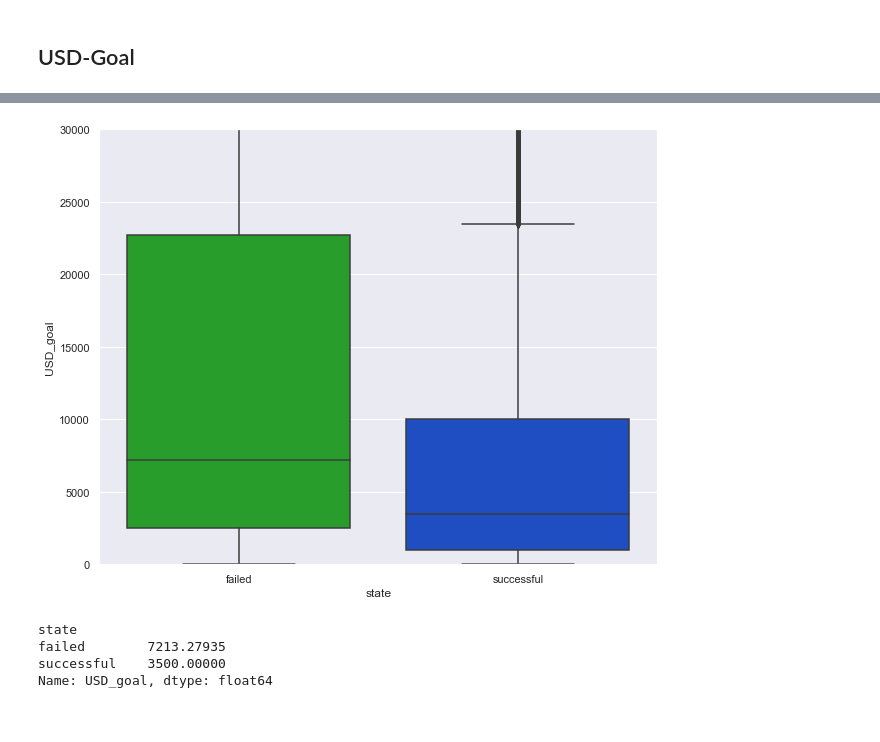
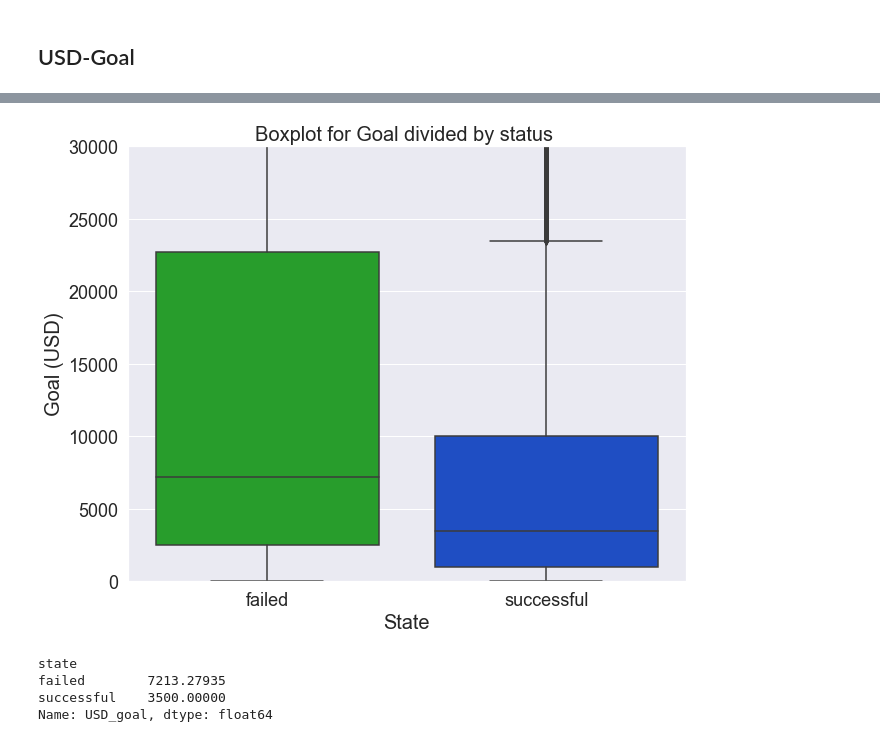
Before and after one commit to MarvinAhoi/Kickstarter-Project-2020, a Jupyter notebook: DS-Project-2_Kickstarter.ipynb, the cells around one changed output, grey strips where cells are left out. Saved outputs shown, nothing was run; the diff lists cells and outputs as text; code cells hidden in the pictures.

```diff
--- a/DS-Project-2_Kickstarter.ipynb
+++ b/DS-Project-2_Kickstarter.ipynb
@@ -46,6 +52,7 @@ by Sandra Schwegmann & Marvin Lorenzen
 # %% [markdown]
 # Data Mining
 # %%
+# import the required libaries
 import pandas as pd
 import glob
 import numpy as np
@@ -72,7 +79,7 @@ import matplotlib.patches as mpatches
 
 %matplotlib inline
 sns.set(style="darkgrid")
-sns.color_palette=("husl")
+sns.set_palette=("pastel")
 
 Rseed = 42
 # %%
@@ -896,10 +910,16 @@ plt.savefig('figures/bar_successful.png')
 # %%
 plt.figure(figsize=(10,8))
 ax= sns.boxplot(x="state", y= "USD_goal", data= train_data, palette=sns.xkcd_palette(['green','blue']))
 ax.set(ylim=(0, 30000));
+
+ax.set_xlabel("State",fontsize=20);
+ax.set_ylabel("Goal (USD)",fontsize=20);
+ax.set_title("Boxplot for Goal divided by status ",fontsize=20);
+plt.xticks(fontsize= 18)
+plt.yticks(fontsize= 18)
 plt.savefig('figures/boxplot_USD_goal(median)_state1.png')
 # %% [output]
-[figure, old version]
+[figure, new version]
 # %%
 train_data.groupby("state")["USD_goal"].median()
 # %% [output]
```
Also changed, not shown: parts of 94 cells of this notebook.
